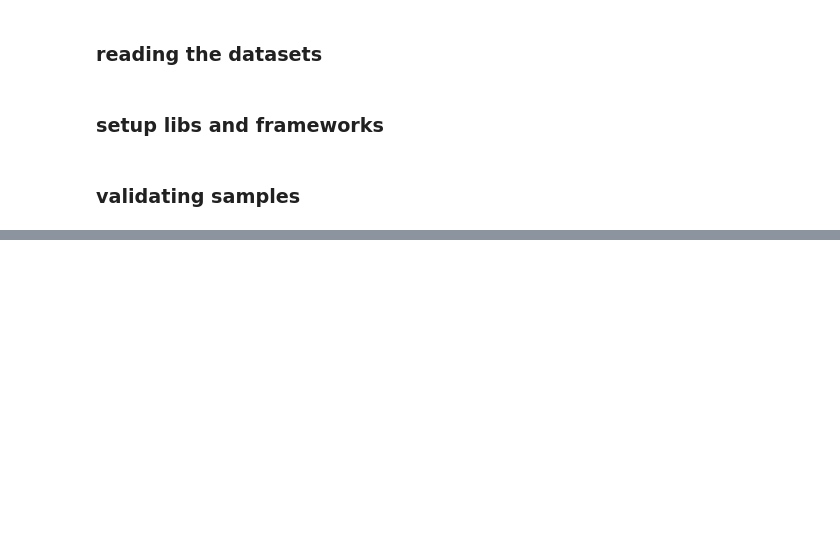
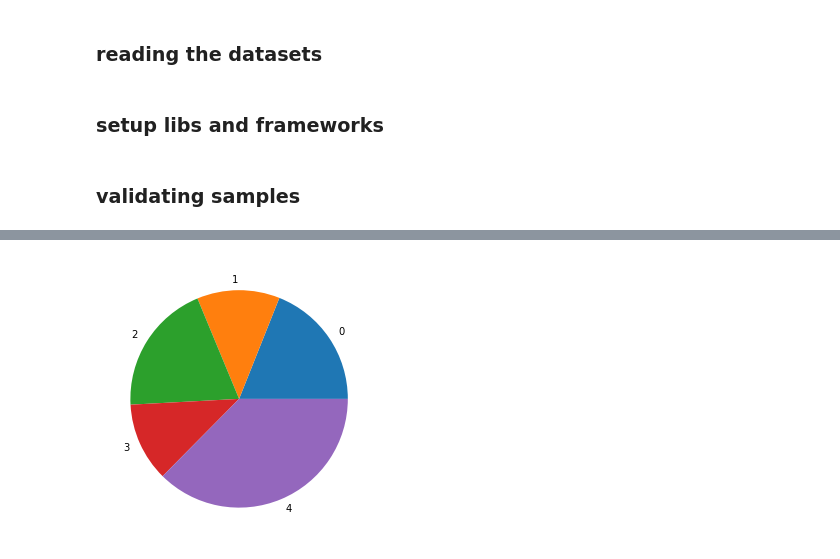
Before and after one commit to lmassaoy/myanimelist-data-collector, a Jupyter notebook: devops/volume/notebooks/DataAnalysis.ipynb, the cells around one changed output, grey strips where cells are left out. Drawn from its saved outputs; the diff is of its cells as text; code cells hidden in the pictures; blank space fills up the shorter version.

```diff
--- a/devops/volume/notebooks/DataAnalysis.ipynb
+++ b/devops/volume/notebooks/DataAnalysis.ipynb
@@ -27,0 +179,5 @@ genres_df.head(3)
+# %%
+animes_df['aired_from'] = pd.to_datetime(animes_df['aired_from'])
+animes_df['aired_to'] = pd.to_datetime(animes_df['aired_to'])
+
+animes_df.sort_values('aired_from',ascending=True)
@@ -27,0 +242,6 @@ genres_df.head(3)
+# %%
+type_df = animes_df[['details.Type','id']]\
+                    .groupby('details.Type',as_index=False)\
+                    .agg('count')\
+                    .rename({'details.Type': 'Type'})
+type_df.head(5)
@@ -27,0 +255,4 @@ genres_df.head(3)
+# %%
+plot = type_df.plot.pie(x='Type', y='id', ylabel='', figsize=(5, 5), legend=False)
+# %% [output]
+[figure, added]
```
Also changed, not shown: parts of 20 cells of this notebook, 11 other files.
